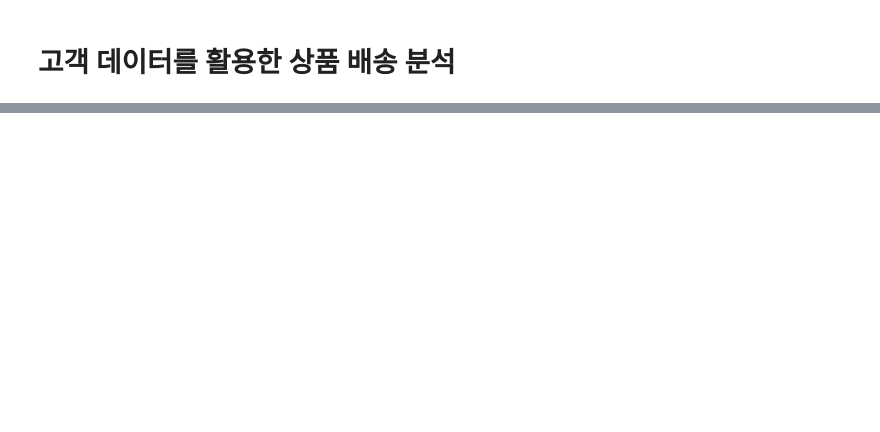
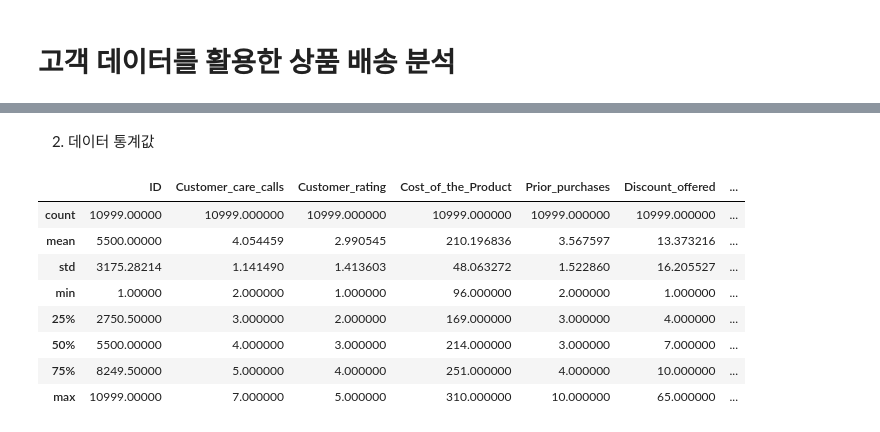
Before and after one commit to yunyun3599/MLStudy, a Jupyter notebook: Data_Anaylsis_And_Machine_Learning/05_item_delivery_analyzing_using_customer_data/item_delivery_analyzing_using_customer_data.ipynb, the cells around one changed output, grey strips where cells are left out. Cells and saved outputs as stored; diff of their text form; code cells hidden in the pictures; blank space fills up the shorter version.

```diff
--- a/Data_Anaylsis_And_Machine_Learning/05_item_delivery_analyzing_using_customer_data/item_delivery_analyzing_using_customer_data.ipynb
+++ b/Data_Anaylsis_And_Machine_Learning/05_item_delivery_analyzing_using_customer_data/item_delivery_analyzing_using_customer_data.ipynb
@@ -13,0 +111,15 @@ Reached on time 항목을 target 값으로 활용 가능
+# %% [markdown]
+2) 데이터 통계값
+# %%
+# 컬럼별 간단한 통계값 보기
+train.describe()
+# %% [output]
+|  | ID | Customer_care_calls | Customer_rating | Cost_of_the_Product | Prior_purchases | Discount_offered | ... |
+| count | 10999.00000 | 10999.000000 | 10999.000000 | 10999.000000 | 10999.000000 | 10999.000000 | ... |
+| mean | 5500.00000 | 4.054459 | 2.990545 | 210.196836 | 3.567597 | 13.373216 | ... |
+| std | 3175.28214 | 1.141490 | 1.413603 | 48.063272 | 1.522860 | 16.205527 | ... |
+| min | 1.00000 | 2.000000 | 1.000000 | 96.000000 | 2.000000 | 1.000000 | ... |
+| 25% | 2750.50000 | 3.000000 | 2.000000 | 169.000000 | 3.000000 | 4.000000 | ... |
+| 50% | 5500.00000 | 4.000000 | 3.000000 | 214.000000 | 3.000000 | 7.000000 | ... |
+| 75% | 8249.50000 | 5.000000 | 4.000000 | 251.000000 | 4.000000 | 10.000000 | ... |
+| max | 10999.00000 | 7.000000 | 5.000000 | 310.000000 | 10.000000 | 65.000000 | ... |
```
Also changed, not shown: parts of 17 cells of this notebook.
